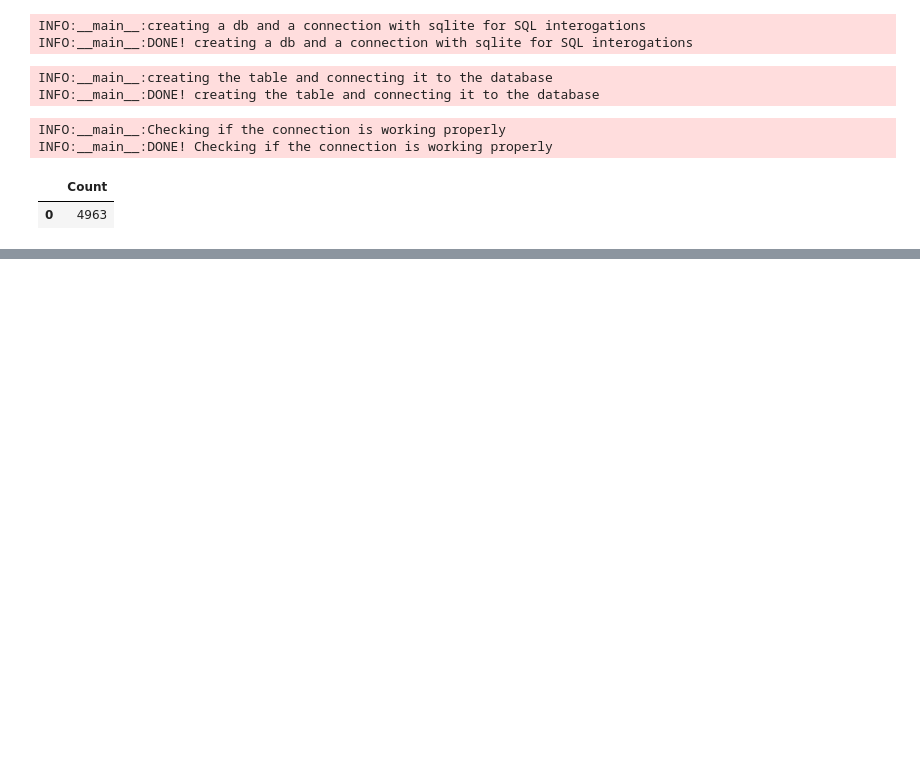
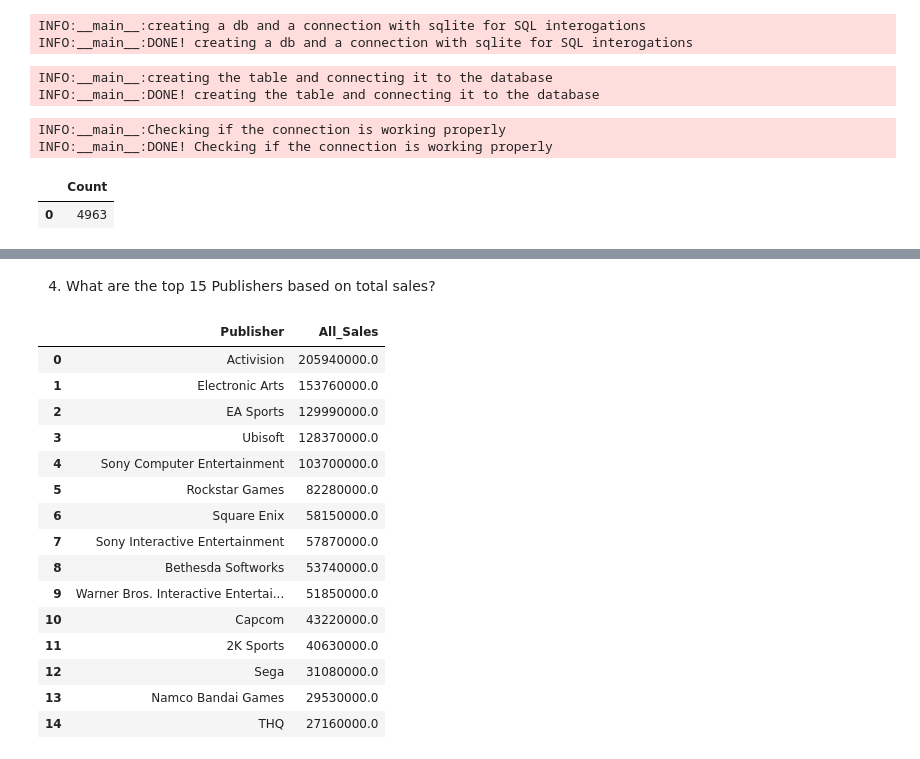
Before and after one commit to CalinP1/Playstation_work, a Jupyter notebook: PlayStation_Data_report.ipynb, the cells around one changed output, grey strips where cells are left out. Saved outputs shown, nothing was run; the diff lists cells and outputs as text; code cells hidden in the pictures; blank space fills up the shorter version.

```diff
--- a/PlayStation_Data_report.ipynb
+++ b/PlayStation_Data_report.ipynb
@@ -546,0 +565,31 @@ SO WE HAVE 3 CONSOLES, THIS IS GOOD, IT MEANS WE DON'T HAVE ANY ROGUE DATA IN TH
+# %% [markdown]
+4) What are the top 15 Publishers based on total sales?
+# %%
+query_15_publishers = """
+    SELECT Publisher, SUM([Total Sales]) as All_Sales
+    FROM PlayStation_Games
+    GROUP BY Publisher
+    ORDER BY All_Sales DESC
+    LIMIT 15
+"""
+logger.info("sql interogation on the table from database")
+total_biggest_15_publishers = pd.read_sql(query_15_publishers,conn)
+logger.info("Done! sql interogation on the table from database")
+total_biggest_15_publishers
+# %% [output]
+|  | Publisher | All_Sales |
+| 0 | Activision | 205940000.0 |
+| 1 | Electronic Arts | 153760000.0 |
+| 2 | EA Sports | 129990000.0 |
+| 3 | Ubisoft | 128370000.0 |
+| 4 | Sony Computer Entertainment | 103700000.0 |
+| 5 | Rockstar Games | 82280000.0 |
+| 6 | Square Enix | 58150000.0 |
+| 7 | Sony Interactive Entertainment | 57870000.0 |
+| 8 | Bethesda Softworks | 53740000.0 |
+| 9 | Warner Bros. Interactive Entertai... | 51850000.0 |
+| 10 | Capcom | 43220000.0 |
+| 11 | 2K Sports | 40630000.0 |
+| 12 | Sega | 31080000.0 |
+| 13 | Namco Bandai Games | 29530000.0 |
+| 14 | THQ | 27160000.0 |
```
Also changed, not shown: parts of 23 cells of this notebook.
